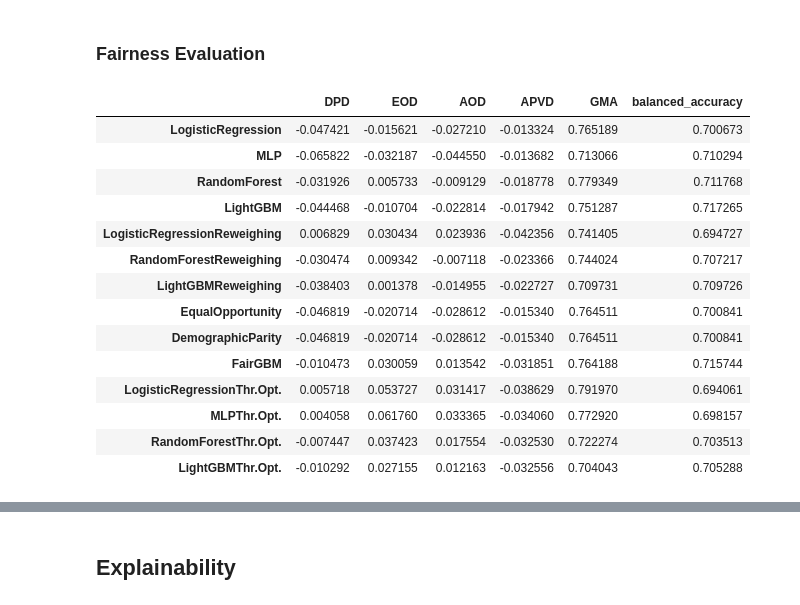
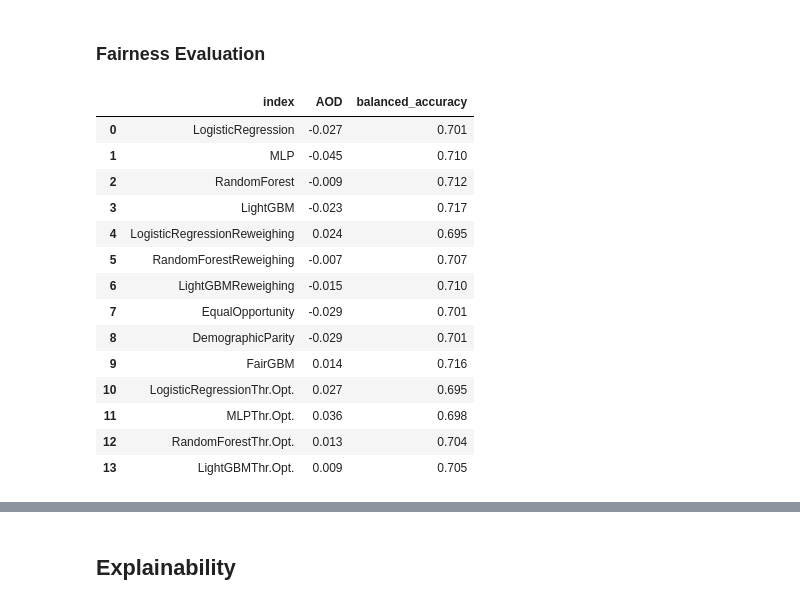
Before and after one commit to hiaac-finance/credit_pipeline, a Jupyter notebook: examples/taiwan.ipynb, the cells around one changed output, grey strips where cells are left out. Drawn from its saved outputs; the diff is of its cells as text; code cells hidden in the pictures.

```diff
--- a/examples/taiwan.ipynb
+++ b/examples/taiwan.ipynb
@@ -360,21 +344,21 @@ df_metrics_results = get_fairness_metrics(
     1
 )
 df_metrics_results_ = df_metrics_results.copy().reset_index()
-# %%
-df_metrics_results
-# %% [output]
-|  | DPD | EOD | AOD | APVD | GMA | balanced_accuracy |
-| LogisticRegression | -0.047421 | -0.015621 | -0.027210 | -0.013324 | 0.765189 | 0.700673 |
-| MLP | -0.065822 | -0.032187 | -0.044550 | -0.013682 | 0.713066 | 0.710294 |
-| RandomForest | -0.031926 | 0.005733 | -0.009129 | -0.018778 | 0.779349 | 0.711768 |
-| LightGBM | -0.044468 | -0.010704 | -0.022814 | -0.017942 | 0.751287 | 0.717265 |
-| LogisticRegressionReweighing | 0.006829 | 0.030434 | 0.023936 | -0.042356 | 0.741405 | 0.694727 |
-| RandomForestReweighing | -0.030474 | 0.009342 | -0.007118 | -0.023366 | 0.744024 | 0.707217 |
-| LightGBMReweighing | -0.038403 | 0.001378 | -0.014955 | -0.022727 | 0.709731 | 0.709726 |
-| EqualOpportunity | -0.046819 | -0.020714 | -0.028612 | -0.015340 | 0.764511 | 0.700841 |
-| DemographicParity | -0.046819 | -0.020714 | -0.028612 | -0.015340 | 0.764511 | 0.700841 |
-| FairGBM | -0.010473 | 0.030059 | 0.013542 | -0.031851 | 0.764188 | 0.715744 |
-| LogisticRegressionThr.Opt. | 0.005718 | 0.053727 | 0.031417 | -0.038629 | 0.791970 | 0.694061 |
-| MLPThr.Opt. | 0.004058 | 0.061760 | 0.033365 | -0.034060 | 0.772920 | 0.698157 |
-| RandomForestThr.Opt. | -0.007447 | 0.037423 | 0.017554 | -0.032530 | 0.722274 | 0.703513 |
-| LightGBMThr.Opt. | -0.010292 | 0.027155 | 0.012163 | -0.032556 | 0.704043 | 0.705288 |
+# %%
+df_metrics_results_[["index", "AOD", "balanced_accuracy"]].round(3)
+# %% [output]
+|  | index | AOD | balanced_accuracy |
+| 0 | LogisticRegression | -0.027 | 0.701 |
+| 1 | MLP | -0.045 | 0.710 |
+| 2 | RandomForest | -0.009 | 0.712 |
+| 3 | LightGBM | -0.023 | 0.717 |
+| 4 | LogisticRegressionReweighing | 0.024 | 0.695 |
+| 5 | RandomForestReweighing | -0.007 | 0.707 |
+| 6 | LightGBMReweighing | -0.015 | 0.710 |
+| 7 | EqualOpportunity | -0.029 | 0.701 |
+| 8 | DemographicParity | -0.029 | 0.701 |
+| 9 | FairGBM | 0.014 | 0.716 |
+| 10 | LogisticRegressionThr.Opt. | 0.027 | 0.695 |
+| 11 | MLPThr.Opt. | 0.036 | 0.698 |
+| 12 | RandomForestThr.Opt. | 0.013 | 0.704 |
+| 13 | LightGBMThr.Opt. | 0.009 | 0.705 |
```
Also changed, not shown: parts of 3 cells of this notebook, 2 other files.
